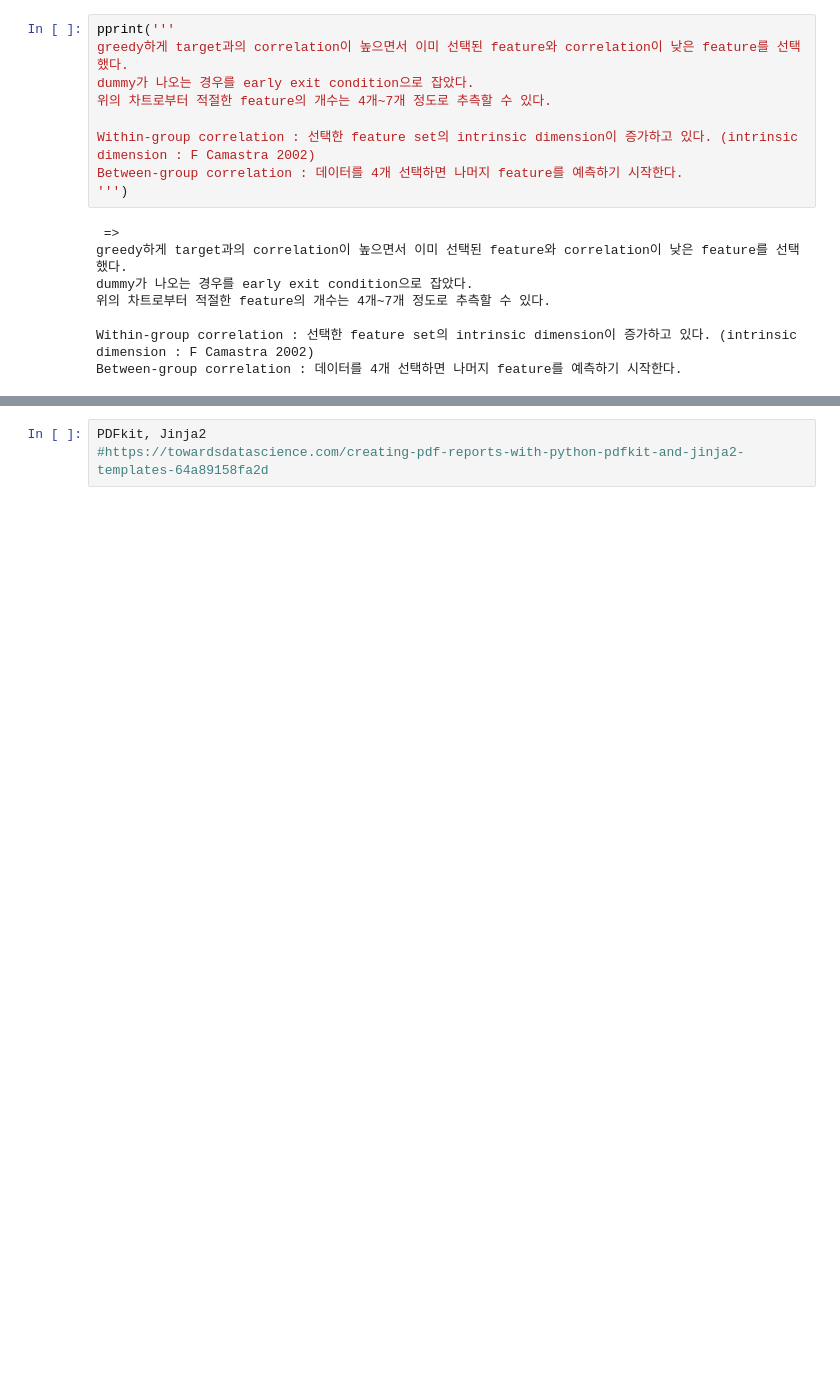
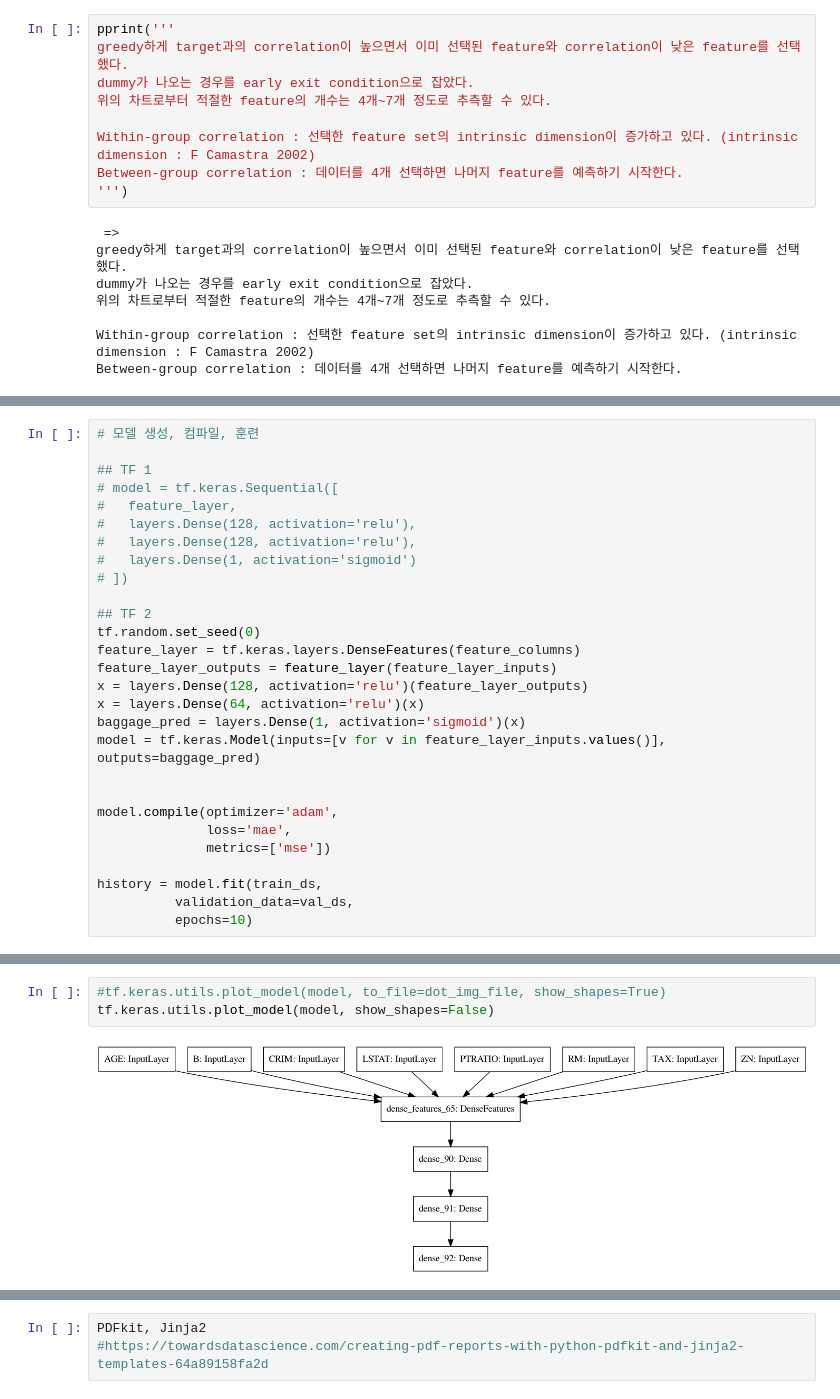
Before and after one commit to Thessal/kakao_interview, a Jupyter notebook: problem_3.ipynb, the cells around one changed output, grey strips where cells are left out. Cells and saved outputs as stored; diff of their text form; blank space fills up the shorter version.

```diff
--- a/problem_3.ipynb
+++ b/problem_3.ipynb
@@ -661,0 +536,28 @@ def train_nn_regression_model(
+# %%
+# 모델 생성, 컴파일, 훈련
+
+## TF 1
+# model = tf.keras.Sequential([
+#   feature_layer,
+#   layers.Dense(128, activation='relu'),
+#   layers.Dense(128, activation='relu'),
+#   layers.Dense(1, activation='sigmoid')
+# ])
+
+## TF 2
+tf.random.set_seed(0)
+feature_layer = tf.keras.layers.DenseFeatures(feature_columns)
+feature_layer_outputs = feature_layer(feature_layer_inputs)
+x = layers.Dense(128, activation='relu')(feature_layer_outputs)
+x = layers.Dense(64, activation='relu')(x)
+baggage_pred = layers.Dense(1, activation='sigmoid')(x)
+model = tf.keras.Model(inputs=[v for v in feature_layer_inputs.values()], outputs=baggage_pred)
+
+
+model.compile(optimizer='adam',
+              loss='mae',
+              metrics=['mse'])
+
+history = model.fit(train_ds,
+          validation_data=val_ds,
+          epochs=10)
@@ -661,0 +608,5 @@ def train_nn_regression_model(
+# %%
+#tf.keras.utils.plot_model(model, to_file=dot_img_file, show_shapes=True)
+tf.keras.utils.plot_model(model, show_shapes=False)
+# %% [output]
+[figure, added]
```
Also changed, not shown: parts of 11 cells of this notebook, 1 other file.
